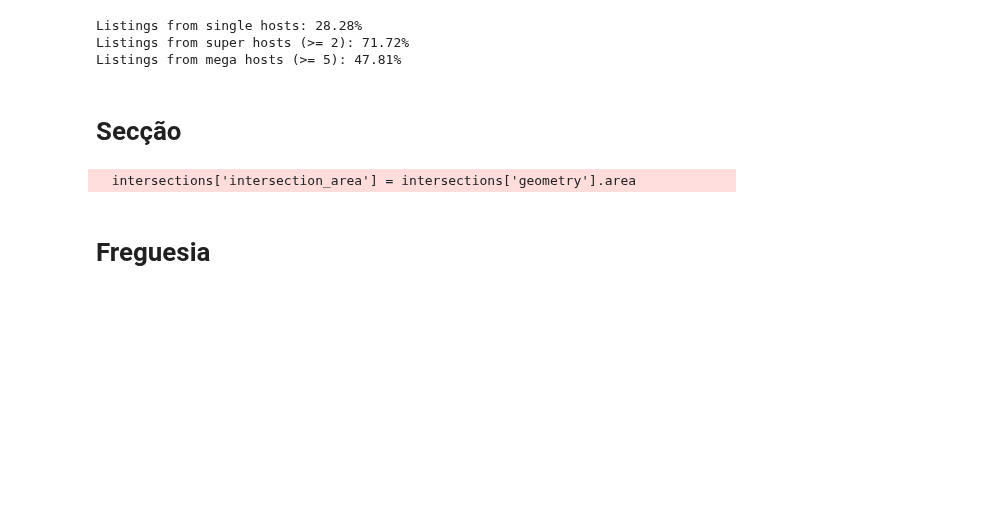
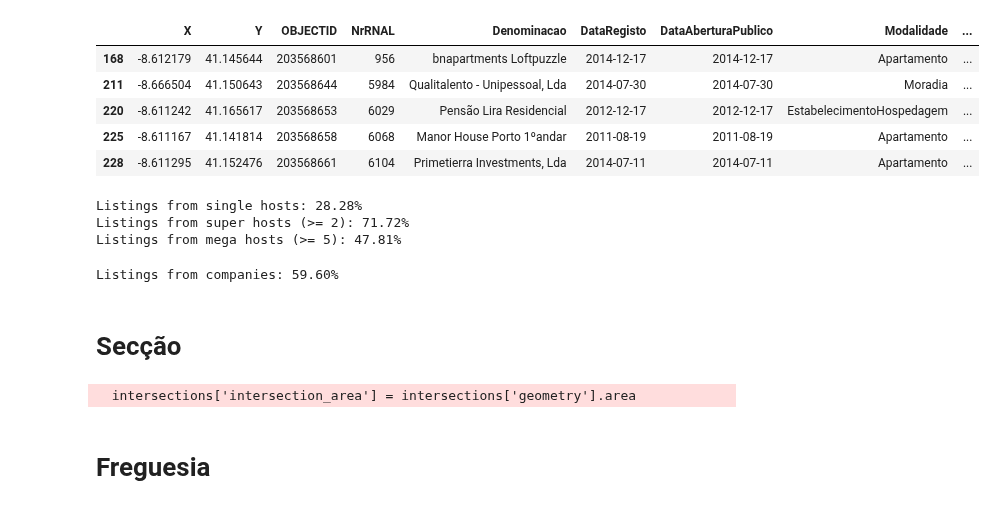
Before and after one commit to drowninginc/desalojamento, a Jupyter notebook: final_python/final.ipynb, the cells around one changed output. Cells and saved outputs as stored; diff of their text form; code cells hidden in the pictures; blank space fills up the shorter version.

Commit message:
strings counts etc

```diff
--- a/final_python/final.ipynb
+++ b/final_python/final.ipynb
@@ -17,8 +17,8 @@ import numpy as np
 tqdm.pandas()
 pd.set_option('display.max_columns', None)
 
-city = "Porto"
-#city = "Lisboa"
+#city = "Porto"
+city = "Lisboa"
 
 CAOP11 = gpd.read_file("data/freguesias/CAOP2011.shp")
 CAOP23 = gpd.read_file("data/freguesias/CAOP2023.shp")
@@ -86,3 +186,41 @@ Number of data points in rnal but not in joao: 203
+# %%
+# Convert DataRegisto to datetime if not already
+rnal['DataRegisto'] = pd.to_datetime(rnal['DataRegisto'])
+
+# Filter data from 2014 onwards and create monthly counts
+monthly_counts = (rnal[rnal['DataRegisto'] >= '2014-01-01']
+                 .groupby(pd.Grouper(key='DataRegisto', freq='M'))
+                 .size()
+                 .reset_index(name='count'))
+
+# Ensure all months are included (even those with 0 counts)
+date_range = pd.date_range(start='2014-01-01',
+                          end=monthly_counts['DataRegisto'].max(),
+                          freq='M')
+monthly_counts = monthly_counts.set_index('DataRegisto').reindex(date_range).fillna(0)
+monthly_counts = monthly_counts.reset_index().rename(columns={'index': 'DataRegisto'})
+
+# Add cumulative count column
+monthly_counts['cumulative_count'] = monthly_counts['count'].cumsum()
+
+# Set the index to month and year as a string
+monthly_counts['month_year'] = monthly_counts['DataRegisto'].dt.to_period('M').astype(str)
+monthly_counts.set_index('month_year', inplace=True)
+
+# Select only the cumulative_count column
+cumulative_counts = monthly_counts['cumulative_count']
+
+# Save to JSON
+cumulative_counts.to_json("monthlyCounts.json")
+# %%
+rnal.head()
+# %% [output]
+|  | X | Y | OBJECTID | NrRNAL | Denominacao | DataRegisto | DataAberturaPublico | Modalidade | ... |
+| 168 | -8.612179 | 41.145644 | 203568601 | 956 | bnapartments Loftpuzzle | 2014-12-17 | 2014-12-17 | Apartamento | ... |
+| 211 | -8.666504 | 41.150643 | 203568644 | 5984 | Qualitalento - Unipessoal, Lda | 2014-07-30 | 2014-07-30 | Moradia | ... |
+| 220 | -8.611242 | 41.165617 | 203568653 | 6029 | Pensão Lira Residencial | 2012-12-17 | 2012-12-17 | EstabelecimentoHospedagem | ... |
+| 225 | -8.611167 | 41.141814 | 203568658 | 6068 | Manor House Porto 1ºandar | 2011-08-19 | 2011-08-19 | Apartamento | ... |
+| 228 | -8.611295 | 41.152476 | 203568661 | 6104 | Primetierra Investments, Lda | 2014-07-11 | 2014-07-11 | Apartamento | ... |
 # %%
 rnal['entradas_repetidas'] = rnal.groupby(['X', 'Y']).transform('size')
 min_value = rnal['entradas_repetidas'].min()
@@ -102,6 +240,12 @@ print(f"Listings from mega hosts (>= 5): {percentage_mega_hosts:.2f}%")
 Listings from single hosts: 28.28%
 Listings from super hosts (>= 2): 71.72%
 Listings from mega hosts (>= 5): 47.81%
+# %%
+#joao[joao["TitulardaExploracao_Tipo"] == "Pessoa coletiva"]
+
+print(f"Listings from companies: {joao[joao["TitulardaExploracao_Tipo"] == "Pessoa coletiva"].shape[0] / joao.shape[0] * 100:.2f}%")
+# %% [output]
+Listings from companies: 59.60%
 # %%
 # Filter out the data points with entradas_repetidas > 1
 rnal_filtered = rnal[rnal['entradas_repetidas'] > 1]
```
Also changed, not shown: parts of 3 cells of this notebook, 27 other files.
